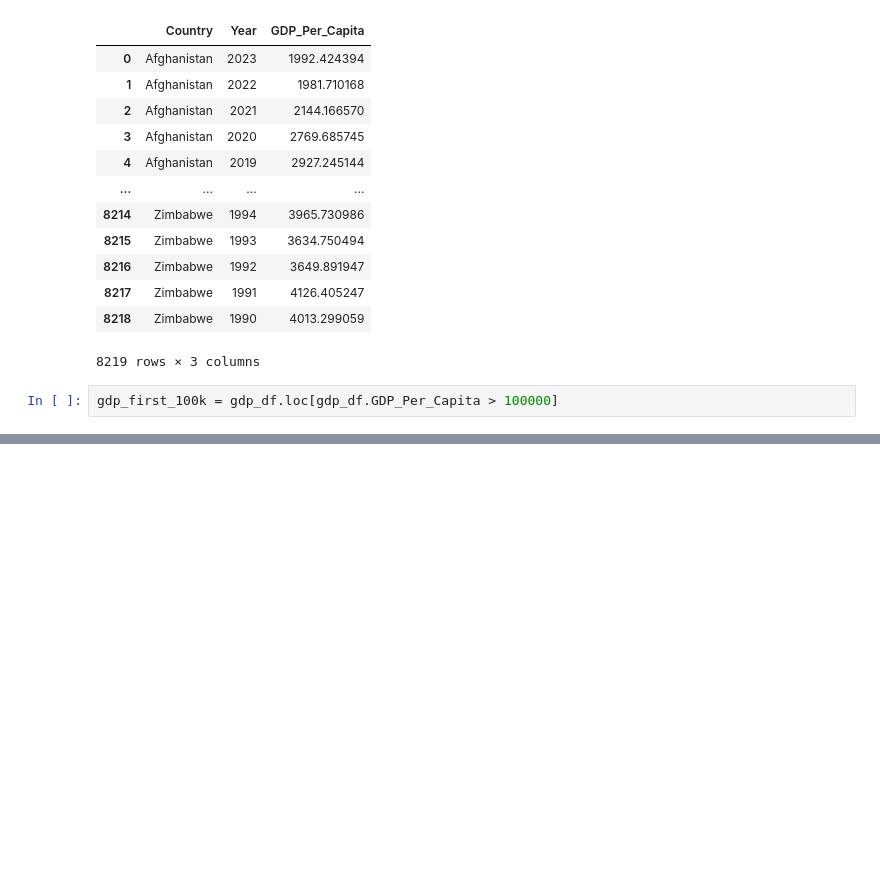
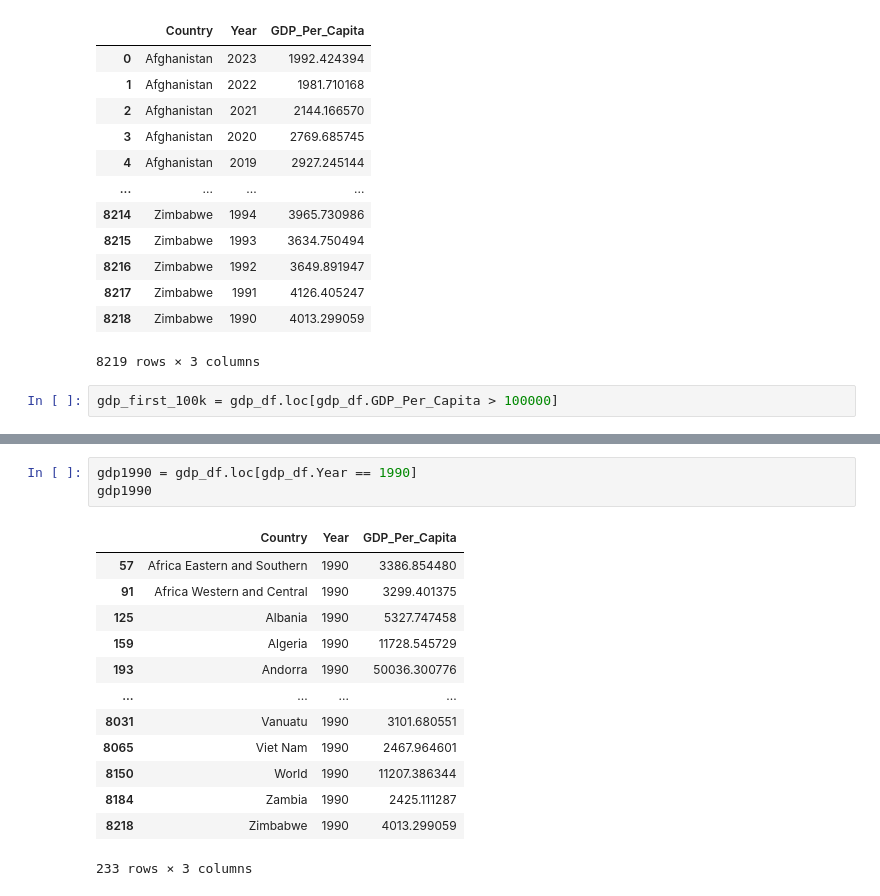
Before and after one commit to NSS-Full-Time-Data-Analytics-16/un-project-JLRoselle, a Jupyter notebook: notebooks/UN_Project.ipynb, the cells around one changed output, grey strips where cells are left out. Drawn from its saved outputs; the diff is of its cells as text; blank space fills up the shorter version.

```diff
--- a/notebooks/UN_Project.ipynb
+++ b/notebooks/UN_Project.ipynb
@@ -290,0 +329,17 @@ gdp_first_100k.nsmallest(1, 'Year')
+# %%
+gdp1990 = gdp_df.loc[gdp_df.Year == 1990]
+gdp1990
+# %% [output]
+|  | Country | Year | GDP_Per_Capita |
+| 57 | Africa Eastern and Southern | 1990 | 3386.854480 |
+| 91 | Africa Western and Central | 1990 | 3299.401375 |
+| 125 | Albania | 1990 | 5327.747458 |
+| 159 | Algeria | 1990 | 11728.545729 |
+| 193 | Andorra | 1990 | 50036.300776 |
+| ... | ... | ... | ... |
+| 8031 | Vanuatu | 1990 | 3101.680551 |
+| 8065 | Viet Nam | 1990 | 2467.964601 |
+| 8150 | World | 1990 | 11207.386344 |
+| 8184 | Zambia | 1990 | 2425.111287 |
+| 8218 | Zimbabwe | 1990 | 4013.299059 |
+233 rows × 3 columns
```
Also changed, not shown: parts of 19 cells of this notebook.
